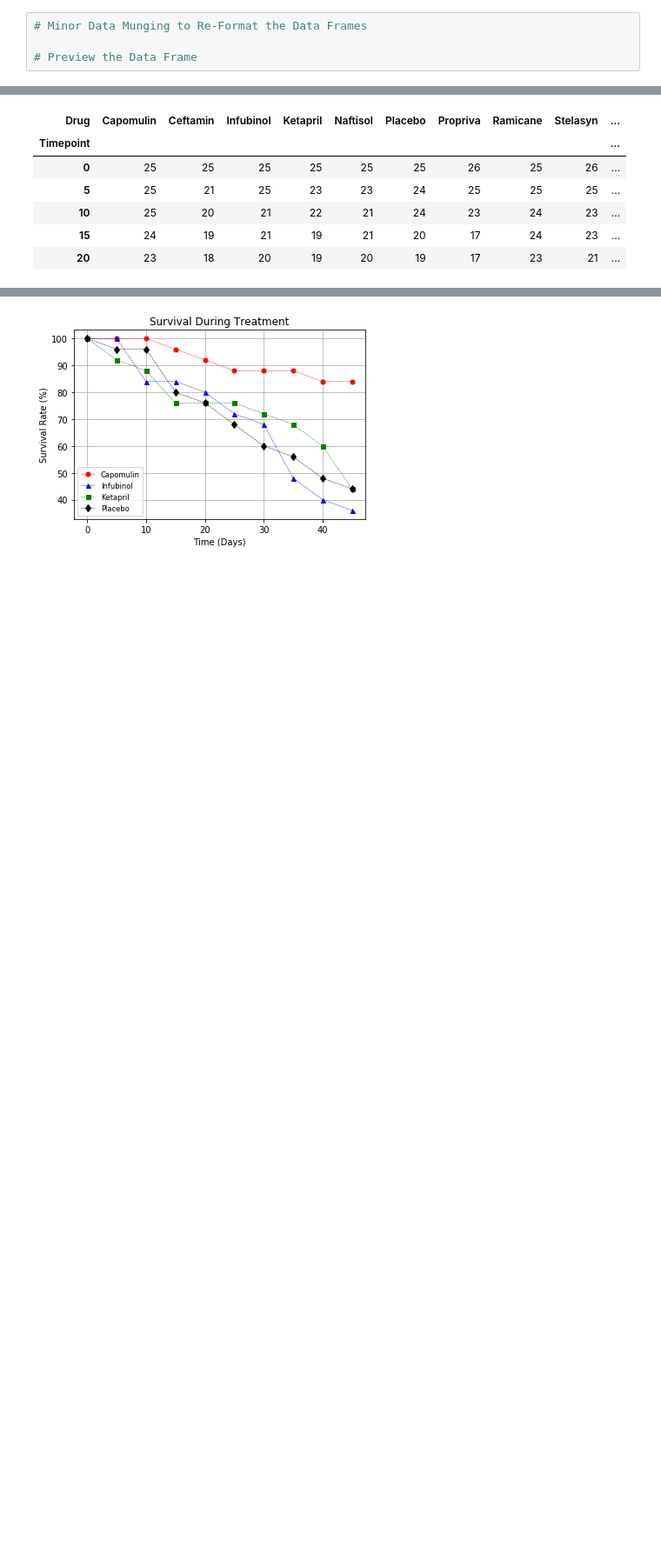
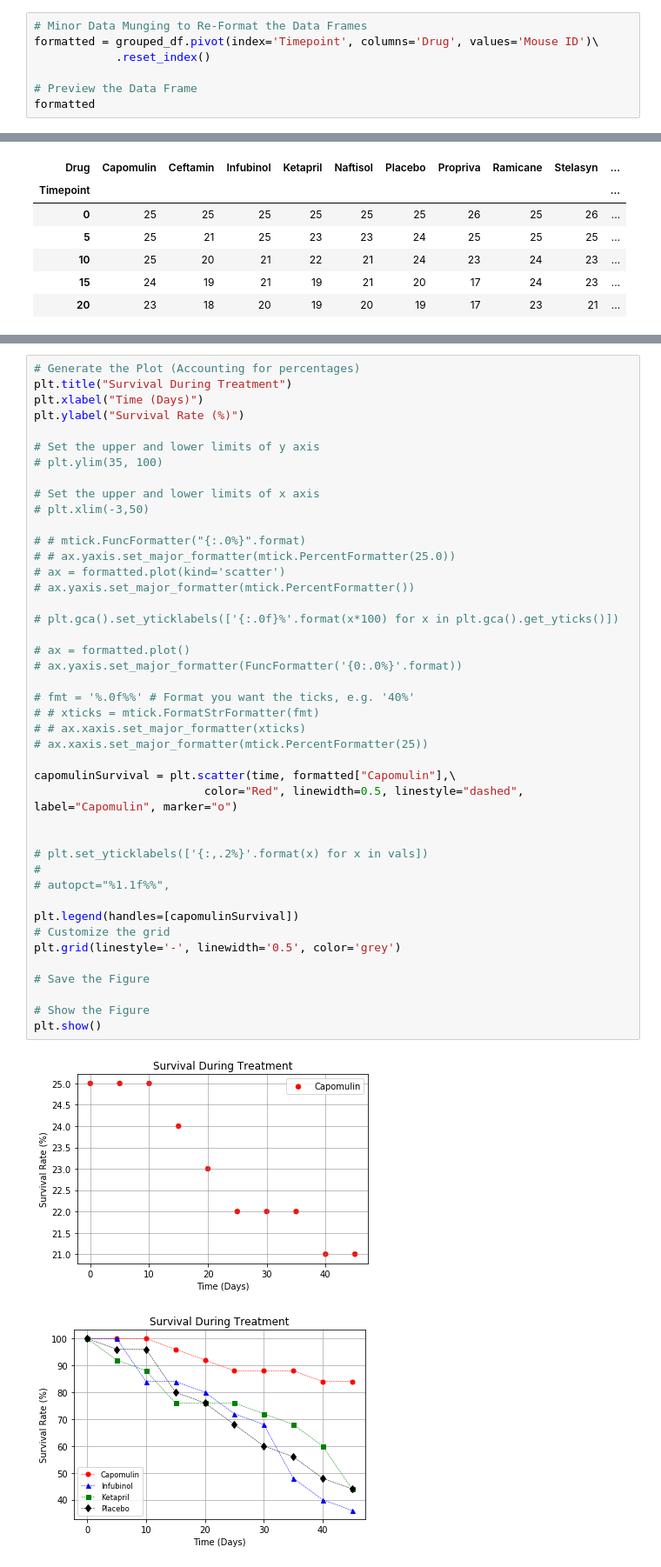
Before and after one commit to nandriychuk/matplotlib, a Jupyter notebook: pymaceuticals_starter.ipynb, the cells around one changed output, grey strips where cells are left out. Shown at 87% size. Drawn from its saved outputs; the diff is of its cells as text; blank space fills up the shorter version.

```diff
--- a/pymaceuticals_starter.ipynb
+++ b/pymaceuticals_starter.ipynb
@@ -308,5 +270,8 @@ miceCount.head()
 | 4 | Capomulin | 20 | 23 |
 # %%
 # Minor Data Munging to Re-Format the Data Frames
+formatted = grouped_df.pivot(index='Timepoint', columns='Drug', values='Mouse ID')\
+            .reset_index()
 
 # Preview the Data Frame
+formatted
@@ -329,3 +299,48 @@ plt.show()
+# %%
+# Generate the Plot (Accounting for percentages)
+plt.title("Survival During Treatment")
+plt.xlabel("Time (Days)")
+plt.ylabel("Survival Rate (%)")
+
+# Set the upper and lower limits of y axis
+# plt.ylim(35, 100)
+
+# Set the upper and lower limits of x axis
+# plt.xlim(-3,50)
+
+# # mtick.FuncFormatter("{:.0%}".format)
+# # ax.yaxis.set_major_formatter(mtick.PercentFormatter(25.0))
+# ax = formatted.plot(kind='scatter')
+# ax.yaxis.set_major_formatter(mtick.PercentFormatter())
+
+# plt.gca().set_yticklabels(['{:.0f}%'.format(x*100) for x in plt.gca().get_yticks()])
+
+# ax = formatted.plot()
+# ax.yaxis.set_major_formatter(FuncFormatter('{0:.0%}'.format))
+
+# fmt = '%.0f%%' # Format you want the ticks, e.g. '40%'
+# # xticks = mtick.FormatStrFormatter(fmt)
+# # ax.xaxis.set_major_formatter(xticks)
+# ax.xaxis.set_major_formatter(mtick.PercentFormatter(25))
+
+capomulinSurvival = plt.scatter(time, formatted["Capomulin"],\
+                         color="Red", linewidth=0.5, linestyle="dashed", label="Capomulin", marker="o")
+
+
+# plt.set_yticklabels(['{:,.2%}'.format(x) for x in vals])
+#
+# autopct="%1.1f%%",
+
+plt.legend(handles=[capomulinSurvival])
+# Customize the grid
+plt.grid(linestyle='-', linewidth='0.5', color='grey')
+
+# Save the Figure
+
+# Show the Figure
+plt.show()
+# %% [output]
+[figure, added]
 # %%
 # %% [output]
 [figure]
```
Also changed, not shown: parts of 10 cells of this notebook.
